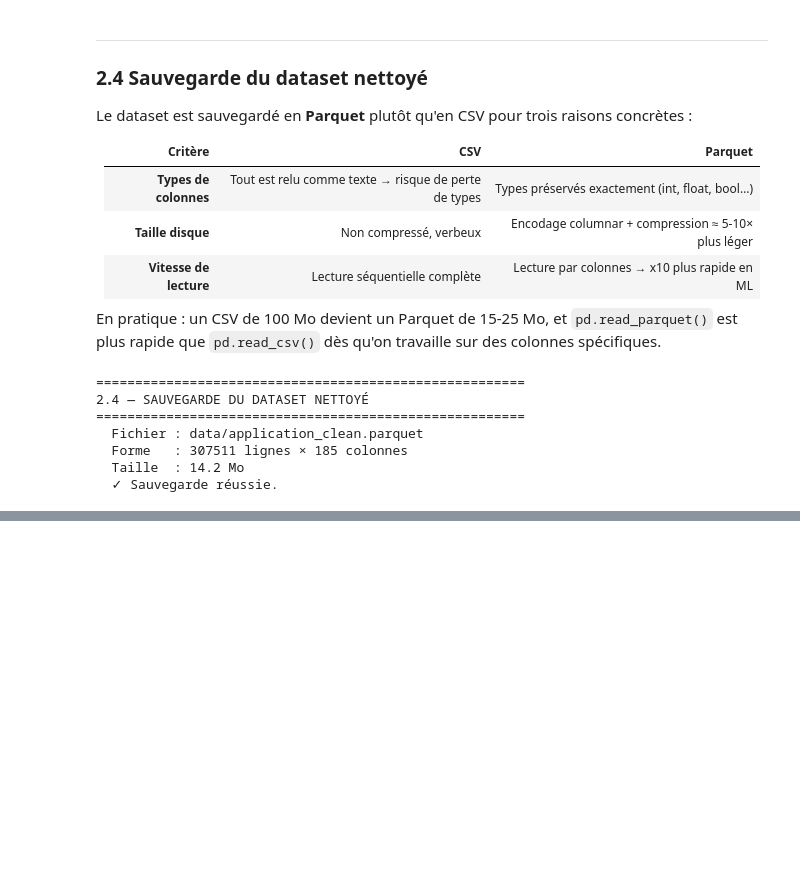
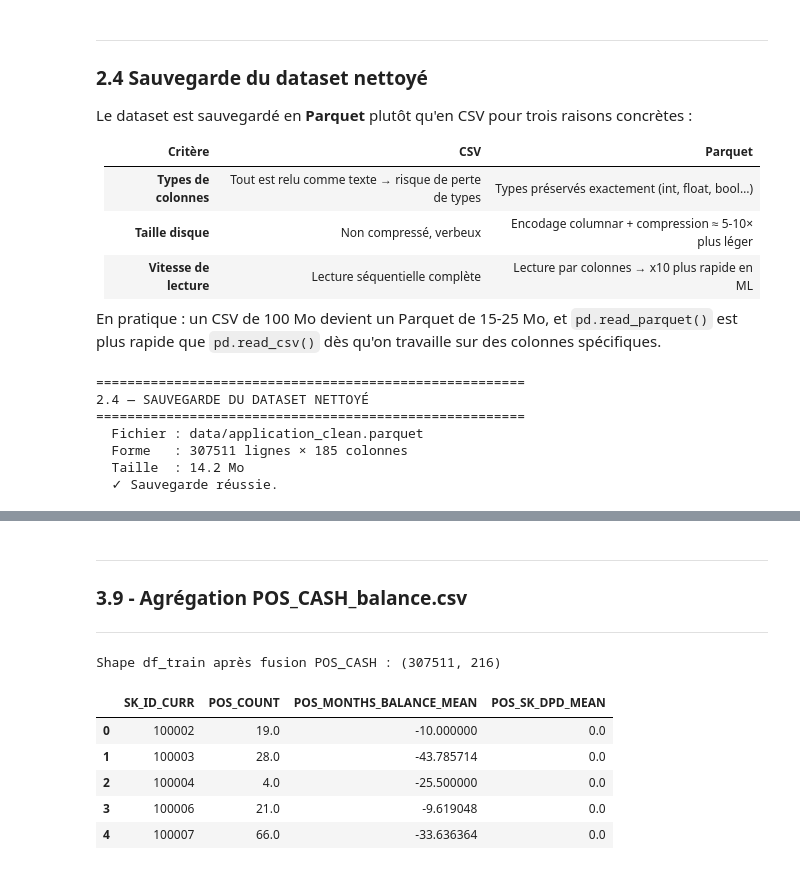
Before and after one commit to dibattista/Initiez-vous-au-MLOps, a Jupyter notebook: notebook.ipynb, the cells around one changed output, grey strips where cells are left out. Drawn from its saved outputs; the diff is of its cells as text; code cells hidden in the pictures; blank space fills up the shorter version.

```diff
--- a/notebook.ipynb
+++ b/notebook.ipynb
@@ -1634,0 +1963,42 @@ print("  ✓ Sauvegarde réussie.")
+# %% [markdown]
+---
+
+### 3.9 - Agrégation POS_CASH_balance.csv
+
+---
+# %%
+pos_cols = ['POS_COUNT', 'POS_MONTHS_BALANCE_MEAN', 'POS_SK_DPD_MEAN']
+
+# Chargement de POS_CASH_balance.csv : historique des positions mensuelles des crédits POS/cash
+pos = pd.read_csv(DATA_PATH + 'POS_CASH_balance.csv')
+
+# Agrégation à la maille client (SK_ID_CURR) :
+# - POS_COUNT : nombre de lignes (contrats POS/cash actifs au fil du temps)
+# - POS_MONTHS_BALANCE_MEAN : ancienneté moyenne des positions (en mois)
+# - POS_SK_DPD_MEAN : nombre moyen de jours de retard de paiement
+pos_agg = pos.groupby('SK_ID_CURR').agg(
+    POS_COUNT=('SK_ID_PREV', 'count'),
+    POS_MONTHS_BALANCE_MEAN=('MONTHS_BALANCE', 'mean'),
+    POS_SK_DPD_MEAN=('SK_DPD', 'mean'),
+).reset_index()
+
+# Suppression des colonnes si déjà présentes (idempotence en cas de ré-exécution)
+df_train = df_train.drop(columns=[c for c in pos_cols if c in df_train.columns])
+
+# Fusion avec df_train en left join sur SK_ID_CURR
+df_train = df_train.merge(pos_agg, on='SK_ID_CURR', how='left')
+
+# Imputation des NaN introduits par le left join avec la médiane
+for col in pos_cols:
+    df_train[col] = df_train[col].fillna(df_train[col].median())
+
+print(f'Shape df_train après fusion POS_CASH : {df_train.shape}')
+df_train[['SK_ID_CURR'] + pos_cols].head()
+# %% [output]
+Shape df_train après fusion POS_CASH : (307511, 216)
+|  | SK_ID_CURR | POS_COUNT | POS_MONTHS_BALANCE_MEAN | POS_SK_DPD_MEAN |
+| 0 | 100002 | 19.0 | -10.000000 | 0.0 |
+| 1 | 100003 | 28.0 | -43.785714 | 0.0 |
+| 2 | 100004 | 4.0 | -25.500000 | 0.0 |
+| 3 | 100006 | 21.0 | -9.619048 | 0.0 |
+| 4 | 100007 | 66.0 | -33.636364 | 0.0 |
```
Also changed, not shown: parts of 17 cells of this notebook.
